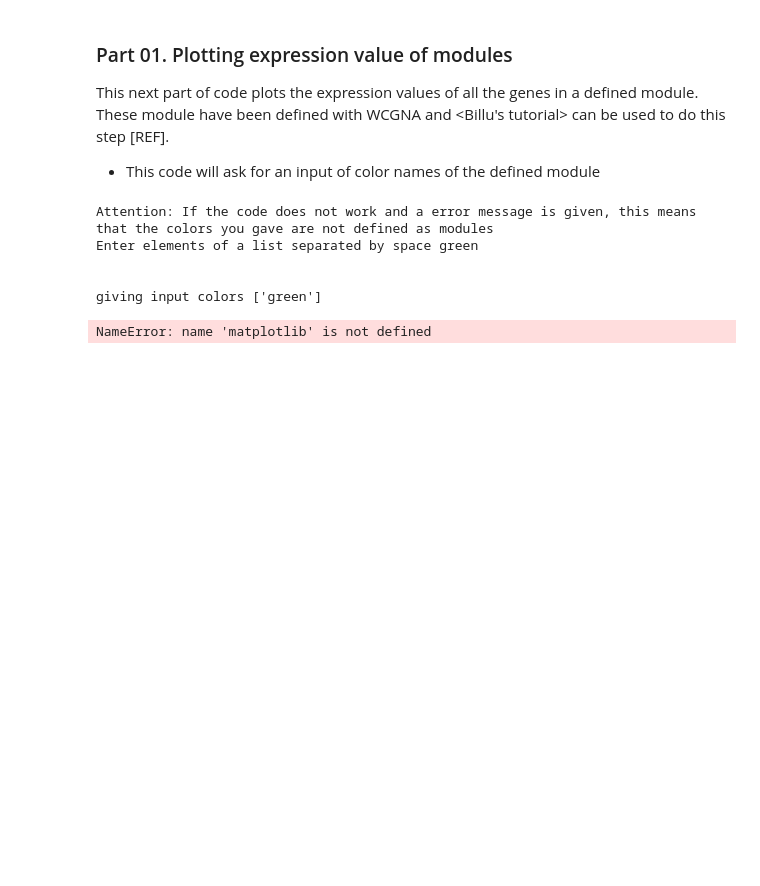
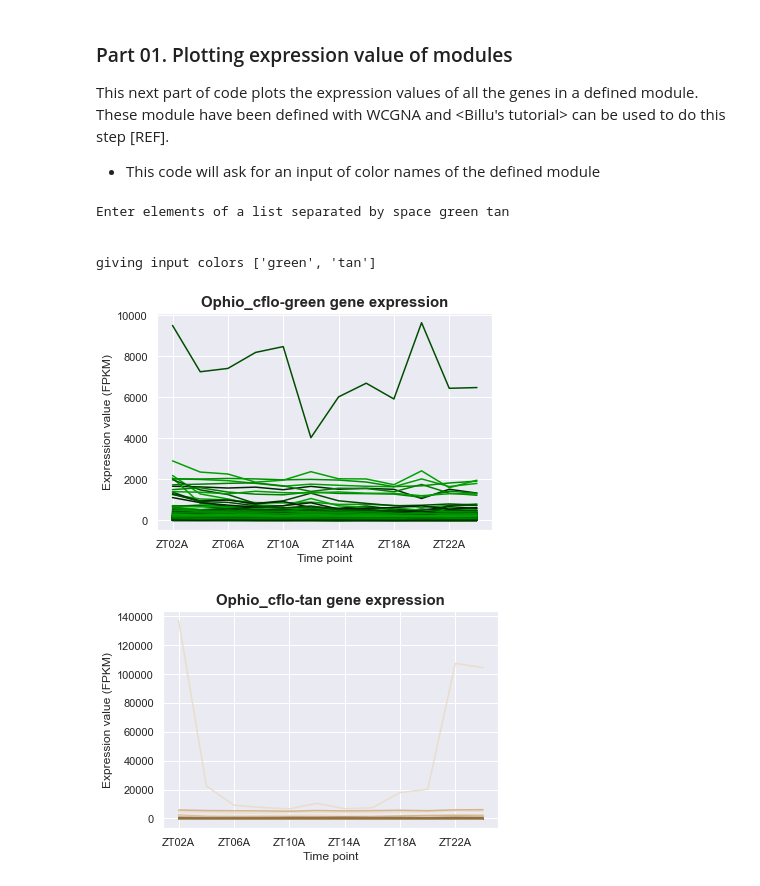
Before and after one commit to biplabendu/Das_et_al_2022a, a Jupyter notebook: scripts/python_scripts/plot_expression_data.ipynb, the cells around one changed output. Saved outputs shown, nothing was run; the diff lists cells and outputs as text; code cells hidden in the pictures; blank space fills up the shorter version.

```diff
--- a/scripts/python_scripts/plot_expression_data.ipynb
+++ b/scripts/python_scripts/plot_expression_data.ipynb
@@ -66,48 +67,13 @@ all_modules.drop(['start', 'end'], axis=1, inplace=True)
 #
 # Input the colors of the modules you want to plot
 # source : https://pynative.com/python-accept-list-input-from-user/
-print("Attention: If the code does not work and a error message is given, this means that the colors you gave are not defined as modules")
 input_string = input('Enter elements of a list separated by space ')
 print("\n")
 module_list = input_string.split()
 # print list
 print('giving input colors', module_list)
 
-if len(module_list) == 1:
-    # Define the module you want to plot
-    module_name = module_list[0]
-    # select all the data of that module
-    module_data = all_modules.loc[all_modules['module_identity'] == module_name]
-    # select the gene ID's in of the module
-    module_IDs = pd.DataFrame(module_data['gene_ID_robin'])
-    # get the expression values of the selected gene ID's in the module
-    exp_val_module = module_IDs.merge(exp_val, on='gene_ID_robin', how='left')
-    #
-
-    # B. Plot the data
-    #
-    # Transform the data so we can plot
-    t_exp_val_module = exp_val_module.T
-    t_exp_val_module.drop(['gene_ID_robin','gene_ID_ncbi'], axis=0, inplace=True)
-    #
-    # Make the color palette for plotting
-    color = matplotlib.colors.ColorConverter.to_rgb(module_name)
-    rgbs = [scale_lightness(color, scale) for scale in [0.3, .6, 1, 1.1, 1.25]]
-    # Show the palette color
-    # sns.palplot(rgbs)
-    #
-    # Set background and the color palette
-    sns.set_theme()
-    sns.set_palette(rgbs)
-    # Plot the gene expression values against the time, without legend and with titles
-    ax = t_exp_val_module.plot(legend=False)
-    ax.set_title(species[0].upper()+f'{species[1:len(species)]}-{module_name} gene expression', fontsize=15, fontweight='bold')
-    ax.set_xlabel('Time point')
-    ax.set_ylabel('Expression value (FPKM)')
-    #
-    ### Done.
-
-elif len(module_list) > 1:
+try:
 
     for color in module_list:
 
@@ -121,39 +87,39 @@ elif len(module_list) > 1:
         exp_val_module = module_IDs.merge(exp_val, on='gene_ID_robin', how='left')
         #
 
         # B. Plot the data
         #
         # Transform the data so we can plot
         t_exp_val_module = exp_val_module.T
         t_exp_val_module.drop(['gene_ID_robin','gene_ID_ncbi'], axis=0, inplace=True)
         #
         # Make the color palette for plotting
         color = matplotlib.colors.ColorConverter.to_rgb(module_name)
         rgbs = [scale_lightness(color, scale) for scale in [0.3, .6, 1, 1.1, 1.25]]
         # Show the palette color
         # sns.palplot(rgbs)
         #
         # set background and the color palette
         sns.set_theme()
         sns.set_palette(rgbs)
         #
         # Plot the gene expression values against the time, without legend and with titles
         ax = t_exp_val_module.plot(legend=False)
         ax.set_title(species[0].upper()+f'{species[1:len(species)]}-{module_name} gene expression', fontsize=15, fontweight='bold')
         ax.set_xlabel('Time point')
         ax.set_ylabel('Expression value (FPKM)')
         #
         ### Done.
 
-else:
-    print('No input is given')
+except:
+    print('Wrong input was given: No color module was defined or the given color does not exist as module.')
 # %% [output]
-Attention: If the code does not work and a error message is given, this means that the colors you gave are not defined as modules
-Enter elements of a list separated by space green
+Enter elements of a list separated by space green tan
 
 
-giving input colors ['green']
+giving input colors ['green', 'tan']
-NameError: name 'matplotlib' is not defined
+[figure, added]
+[figure, added]
 # %%
 # ### X-axis try outs
 # label = t_exp_val_module.index
```
Also changed, not shown: parts of 1 cell of this notebook, 1 other file.
